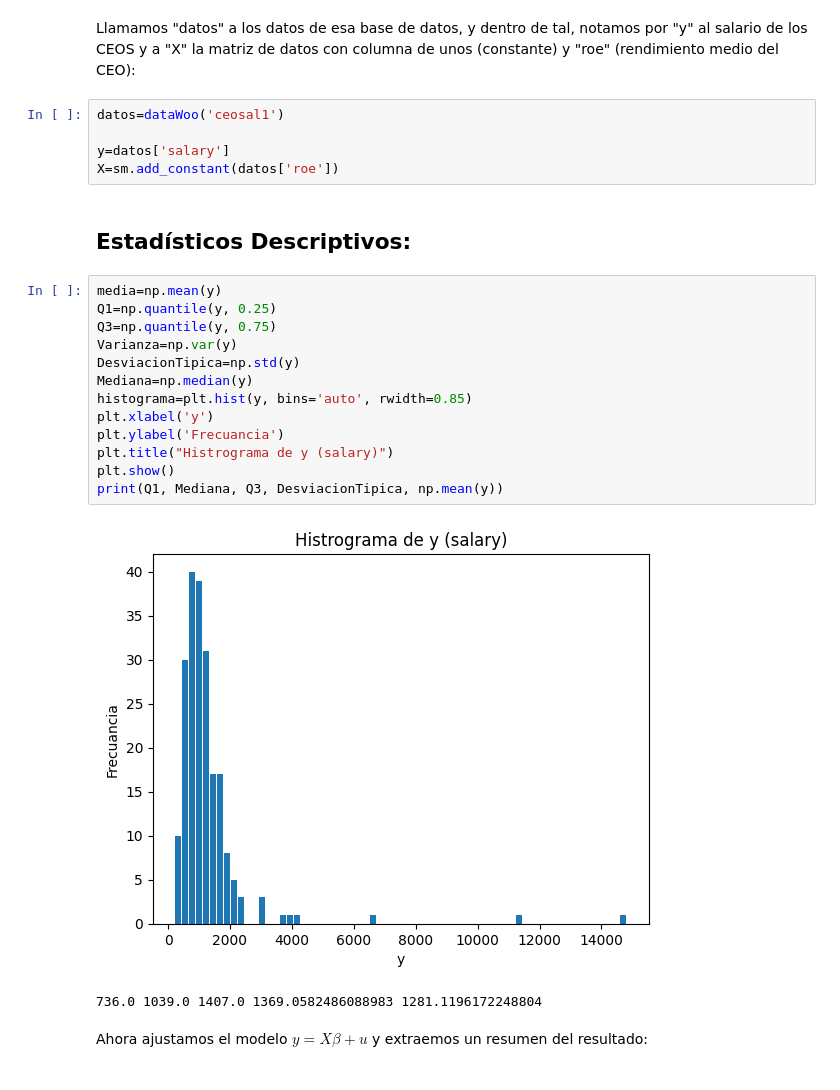
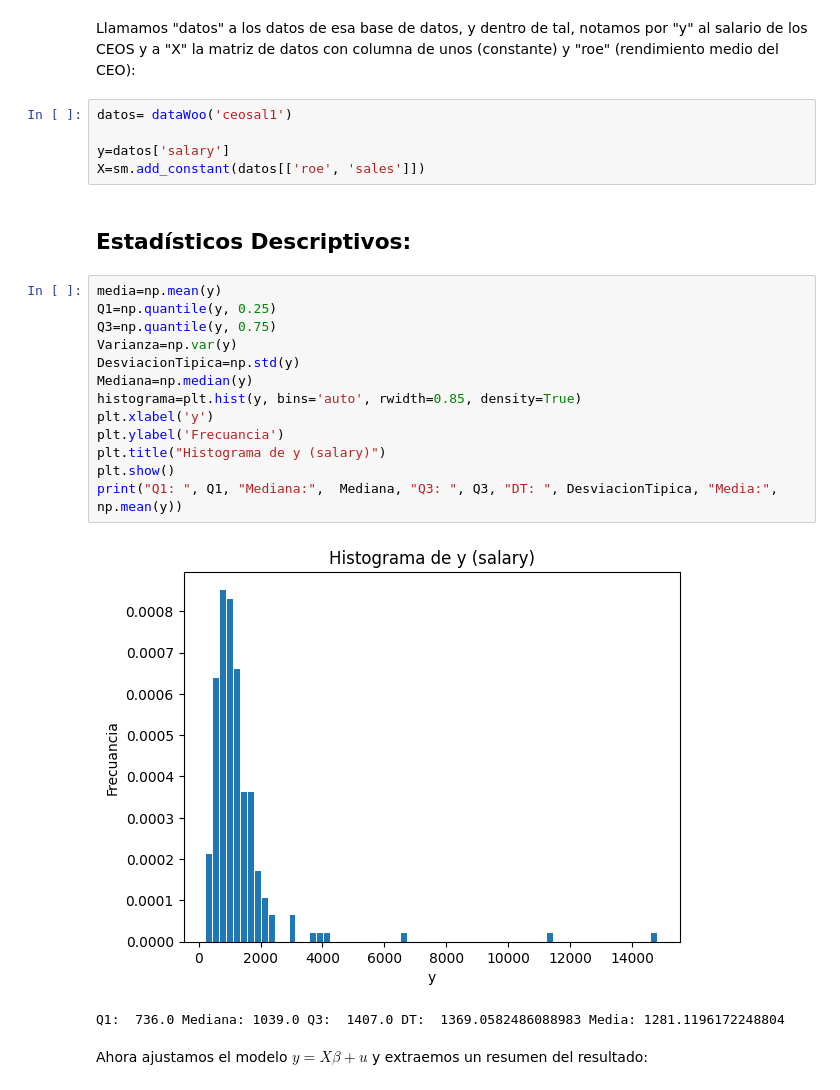
Before and after one commit to vblancoOR/econometria, a Jupyter notebook: 01_ECO_estimacion.ipynb, the cells around one changed output. Saved outputs shown, nothing was run; the diff lists cells and outputs as text.

```diff
--- a/01_ECO_estimacion.ipynb
+++ b/01_ECO_estimacion.ipynb
@@ -36,28 +38,28 @@ Businessweek.
 # %% [markdown]
 Llamamos "datos" a los datos de esa base de datos, y dentro de tal, notamos por "y" al salario de los CEOS y a "X" la matriz de datos con columna de unos (constante) y "roe" (rendimiento medio del CEO):
 # %%
-datos=dataWoo('ceosal1')
+datos= dataWoo('ceosal1')
 
 y=datos['salary']
-X=sm.add_constant(datos['roe'])
+X=sm.add_constant(datos[['roe', 'sales']])
 # %% [markdown]
 ## Estadísticos Descriptivos:
 # %%
 media=np.mean(y)
 Q1=np.quantile(y, 0.25)
 Q3=np.quantile(y, 0.75)
 Varianza=np.var(y)
 DesviacionTipica=np.std(y)
 Mediana=np.median(y)
-histograma=plt.hist(y, bins='auto', rwidth=0.85)
+histograma=plt.hist(y, bins='auto', rwidth=0.85, density=True)
 plt.xlabel('y')
 plt.ylabel('Frecuancia')
-plt.title("Histrograma de y (salary)")
+plt.title("Histograma de y (salary)")
 plt.show()
-print(Q1, Mediana, Q3, DesviacionTipica, np.mean(y))
+print("Q1: ", Q1, "Mediana:",  Mediana, "Q3: ", Q3, "DT: ", DesviacionTipica, "Media:", np.mean(y))
 # %% [output]
-[figure, old version]
+[figure, new version]
-736.0 1039.0 1407.0 1369.0582486088983 1281.1196172248804
+Q1:  736.0 Mediana: 1039.0 Q3:  1407.0 DT:  1369.0582486088983 Media: 1281.1196172248804
 # %% [markdown]
 Ahora ajustamos el modelo $y = X\beta + u$ y extraemos un resumen del resultado:
 # %%
```
Also changed, not shown: parts of 23 cells of this notebook.
